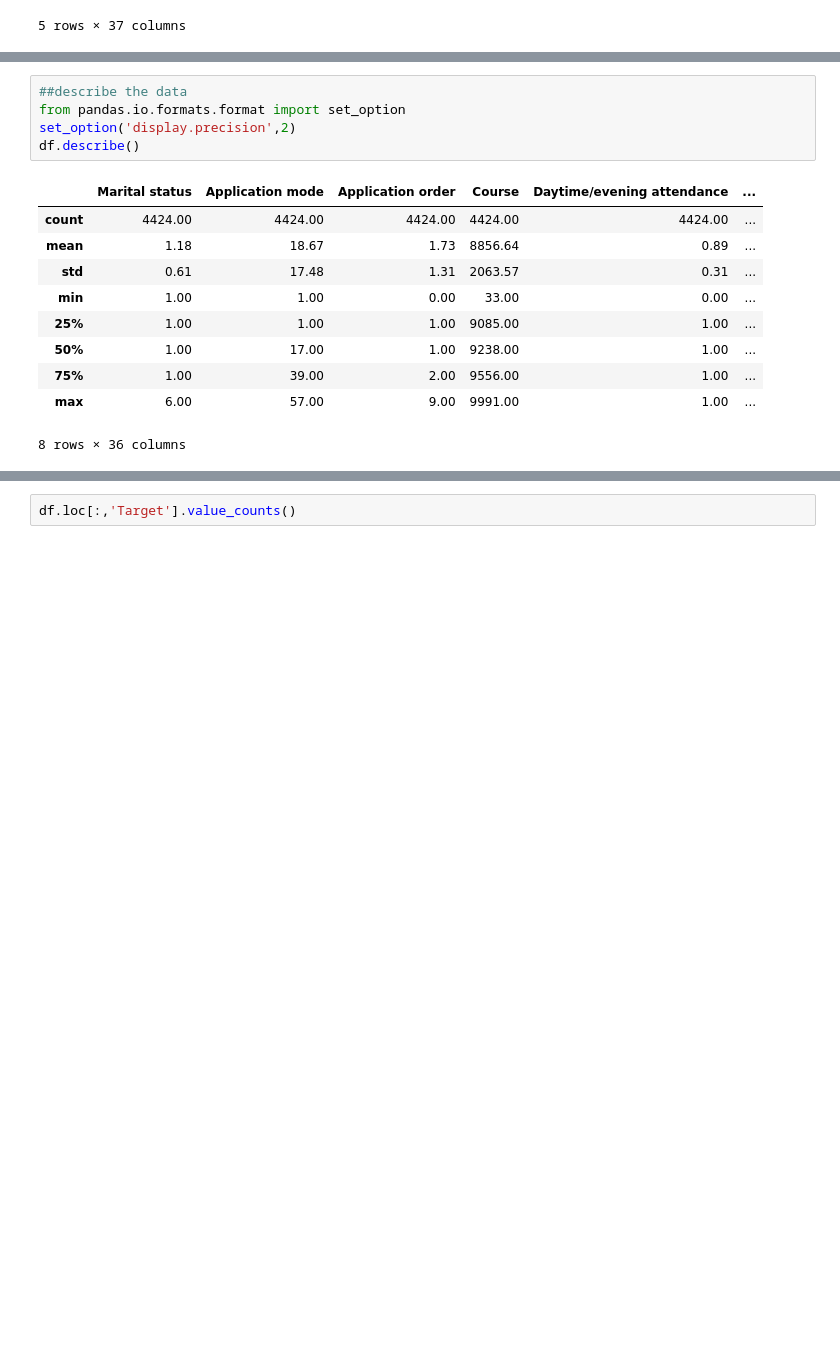
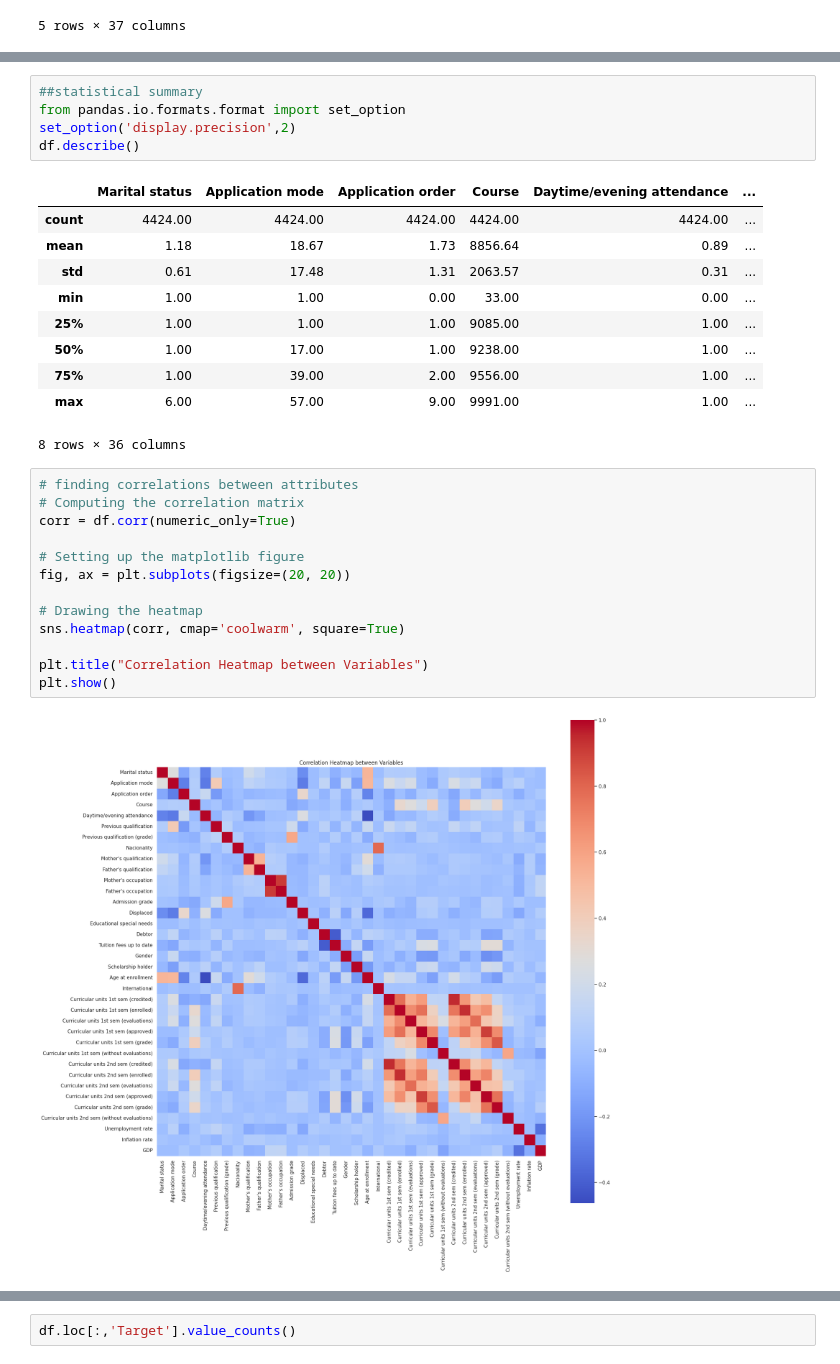
Before and after one commit to ac-infinityhub/zenteiq-kaard, a Jupyter notebook: main.ipynb, the cells around one changed output, grey strips where cells are left out. Saved outputs shown, nothing was run; the diff lists cells and outputs as text; blank space fills up the shorter version.

```diff
--- a/main.ipynb
+++ b/main.ipynb
@@ -63,7 +90,7 @@ Data columns (total 37 columns):
 dtypes: float64(7), int64(29), object(1)
 memory usage: 1.2+ MB
 # %%
-##describe the data
+##statistical summary
 from pandas.io.formats.format import set_option
 set_option('display.precision',2)
 df.describe()
@@ -78,4 +105,19 @@ df.describe()
 | 75% | 1.00 | 39.00 | 2.00 | 9556.00 | 1.00 | ... |
 | max | 6.00 | 57.00 | 9.00 | 9991.00 | 1.00 | ... |
 8 rows × 36 columns
+# %%
+# finding correlations between attributes
+# Computing the correlation matrix
+corr = df.corr(numeric_only=True)
+
+# Setting up the matplotlib figure
+fig, ax = plt.subplots(figsize=(20, 20))
+
+# Drawing the heatmap
+sns.heatmap(corr, cmap='coolwarm', square=True)
+
+plt.title("Correlation Heatmap between Variables")
+plt.show()
+# %% [output]
+[figure, added]
 # %%
```
Also changed, not shown: parts of 76 cells of this notebook.
